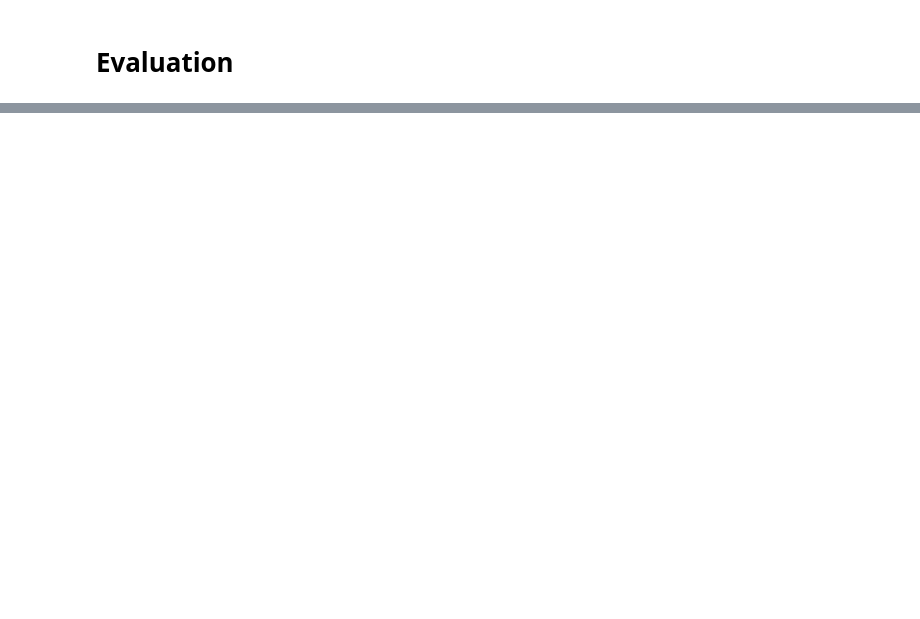
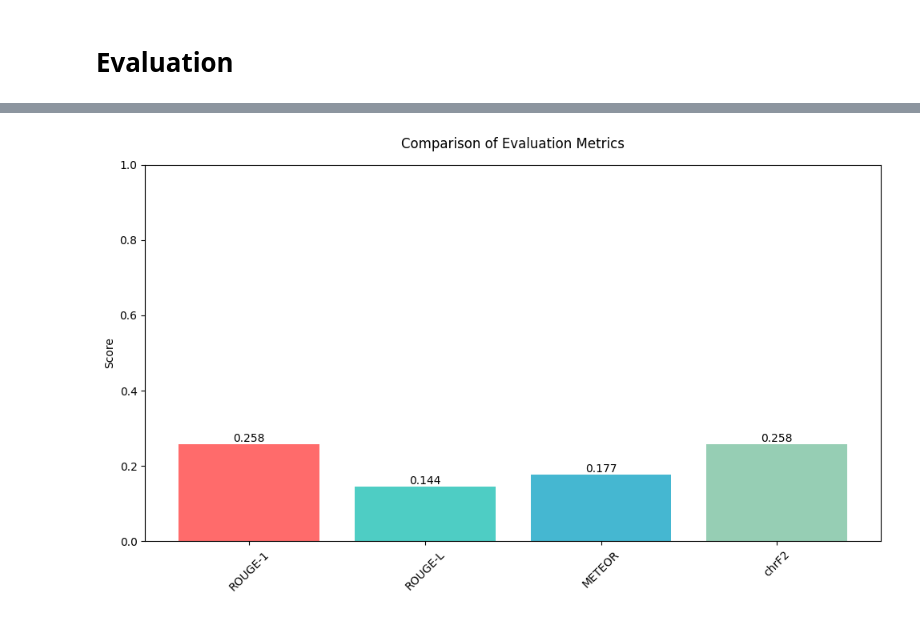
Before and after one commit to arelsulistyo/healthcare-chatbot-using-qa-with-word-embedding-ir, a Jupyter notebook: stbi copy.ipynb, the cells around one changed output, grey strips where cells are left out. Drawn from its saved outputs; the diff is of its cells as text; code cells hidden in the pictures; blank space fills up the shorter version.

```diff
--- a/stbi copy.ipynb
+++ b/stbi copy.ipynb
@@ -303,7 +303,7 @@ def process_medical_query(df, query):
     llm_response = call_llm(context, query)
 
     return {
-        'response': llm_response,
+        'response': llm_response.text,
         'confidence': 'high'
     }
 
@@ -792,0 +439,7 @@ ROUGE-L: 0.1220
+# %%
+print("\nEvaluation DataFrame (first few rows):")
+display(eval_df[['Question', 'True Answer', 'Predicted Answer', 'ROUGE-1', 'ROUGE-L', 'METEOR', 'chrF2']].head())
+
+print("\nAverage Metrics:")
+for metric, score in avg_metrics.items():
+    print(f"{metric}: {score:.4f}")
@@ -792,0 +614,7 @@ ROUGE-L: 0.1220
+# %%
+print("\nEvaluation DataFrame (first few rows):")
+display(eval_df[['Question', 'True Answer', 'Predicted Answer', 'ROUGE-1', 'ROUGE-L', 'METEOR', 'chrF2']].head())
+
+print("\nAverage Metrics:")
+for metric, score in avg_metrics.items():
+    print(f"{metric}: {score:.4f}")
@@ -792,0 +634,41 @@ ROUGE-L: 0.1220
+# %%
+import matplotlib.pyplot as plt
+
+# Extract metrics and scores
+metrics = list(avg_metrics.keys())
+scores = list(avg_metrics.values())
+
+# Define colors for each metric
+colors = {
+    'ROUGE-1': '#FF6B6B',    # Coral red
+    'ROUGE-L': '#4ECDC4',    # Turquoise
+    'METEOR': '#45B7D1',     # Sky blue
+    'chrF2': '#96CEB4'       # Sage green
+}
+
+# Create bar chart
+plt.figure(figsize=(10, 6))
+bars = plt.bar(metrics, scores, color=[colors[metric] for metric in metrics])
+
+# Customize the chart
+plt.title('Comparison of Evaluation Metrics', fontsize=12, pad=15)
+plt.ylabel('Score', fontsize=10)
+plt.ylim(0, 1)  # Metrics typically range from 0 to 1
+
+# Add value labels on top of each bar
+for bar in bars:
+    height = bar.get_height()
+    plt.text(bar.get_x() + bar.get_width()/2., height,
+             f'{height:.3f}',
+             ha='center', va='bottom')
+
+# Rotate x-axis labels for better readability
+plt.xticks(rotation=45)
+
+# Adjust layout to prevent label cutoff
+plt.tight_layout()
+
+# Show the plot
+plt.show()
+# %% [output]
+[figure, added]
```
Also changed, not shown: parts of 13 cells of this notebook.
